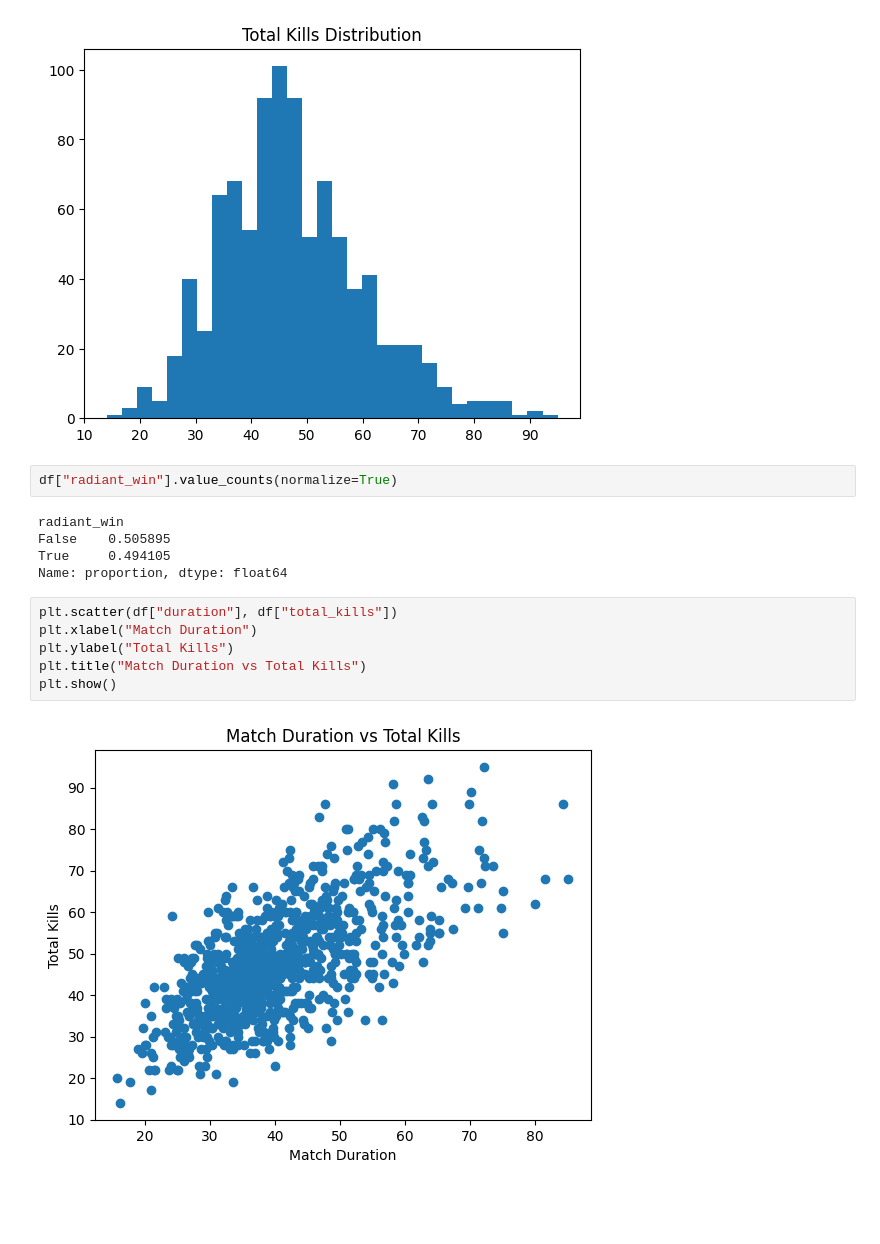
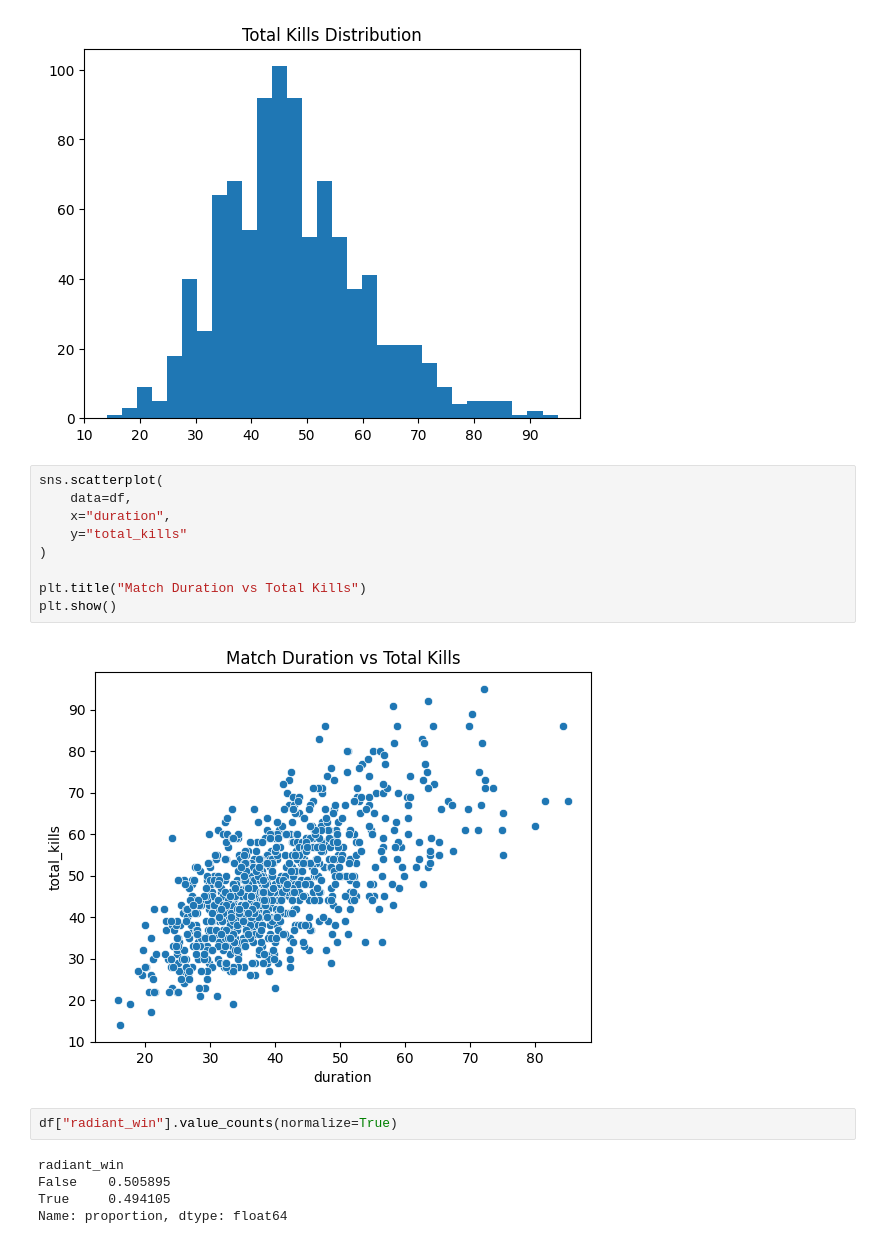
Before and after one commit to chokiarmando-lab/dota2-team-performance-analysis, a Jupyter notebook: notebooks/03-eda.ipynb, the cells around one changed output. Cells and saved outputs as stored; diff of their text form; blank space fills up the shorter version.

```diff
--- a/notebooks/03-eda.ipynb
+++ b/notebooks/03-eda.ipynb
@@ -85,6 +91,17 @@ plt.title("Total Kills Distribution")
 plt.show()
 # %% [output]
 [figure]
+# %%
+sns.scatterplot(
+    data=df,
+    x="duration",
+    y="total_kills"
+)
+
+plt.title("Match Duration vs Total Kills")
+plt.show()
+# %% [output]
+[figure, added]
 # %%
 df["radiant_win"].value_counts(normalize=True)
 # %% [output]
@@ -92,11 +109,3 @@ radiant_win
 False    0.505895
 True     0.494105
 Name: proportion, dtype: float64
-# %%
-plt.scatter(df["duration"], df["total_kills"])
-plt.xlabel("Match Duration")
-plt.ylabel("Total Kills")
-plt.title("Match Duration vs Total Kills")
-plt.show()
-# %% [output]
-[figure, removed]
```
Also changed, not shown: parts of 13 cells of this notebook, 2 other files.
